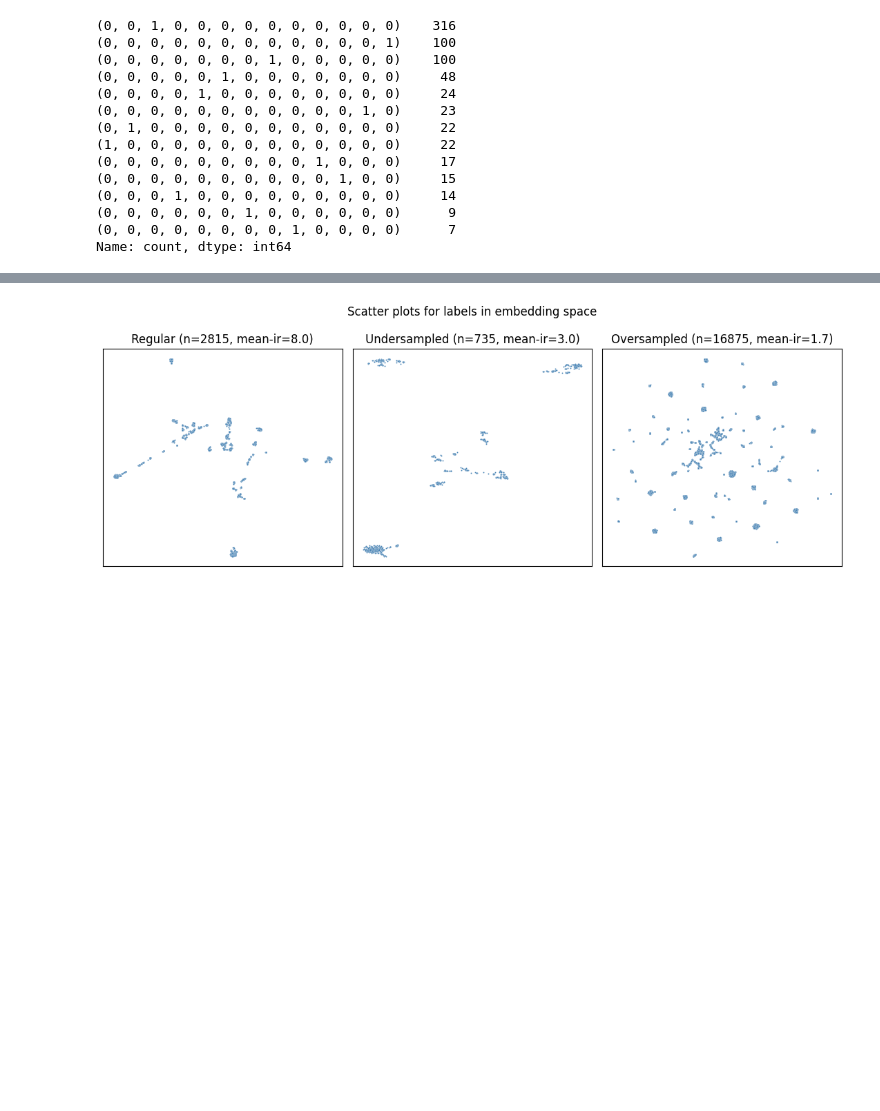
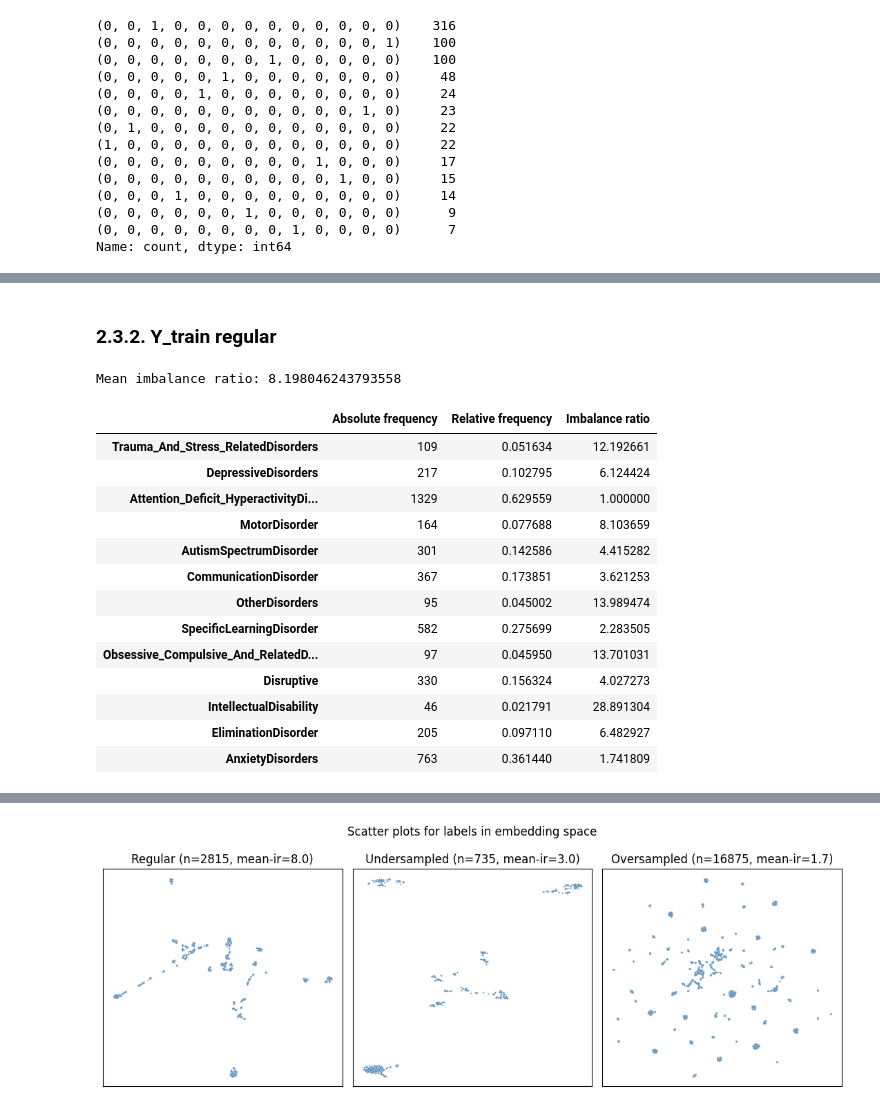
Before and after one commit to damian-jazz/comorbidity_prediction, a Jupyter notebook: data_inspection.ipynb, the cells around one changed output, grey strips where cells are left out. Cells and saved outputs as stored; diff of their text form; code cells hidden in the pictures; blank space fills up the shorter version.

```diff
--- a/data_inspection.ipynb
+++ b/data_inspection.ipynb
@@ -115,0 +144,22 @@ Name: count, dtype: int64
+# %% [markdown]
+### 2.3.2. Y_train regular
+# %%
+label_stats, mean_ir = generate_label_stats(Y_train, True)
+print(f"Mean imbalance ratio: {mean_ir}")
+label_stats
+# %% [output]
+Mean imbalance ratio: 8.198046243793558
+|  | Absolute frequency | Relative frequency | Imbalance ratio |
+| Trauma_And_Stress_RelatedDisorders | 109 | 0.051634 | 12.192661 |
+| DepressiveDisorders | 217 | 0.102795 | 6.124424 |
+| Attention_Deficit_HyperactivityDi... | 1329 | 0.629559 | 1.000000 |
+| MotorDisorder | 164 | 0.077688 | 8.103659 |
+| AutismSpectrumDisorder | 301 | 0.142586 | 4.415282 |
+| CommunicationDisorder | 367 | 0.173851 | 3.621253 |
+| OtherDisorders | 95 | 0.045002 | 13.989474 |
+| SpecificLearningDisorder | 582 | 0.275699 | 2.283505 |
+| Obsessive_Compulsive_And_RelatedD... | 97 | 0.045950 | 13.701031 |
+| Disruptive | 330 | 0.156324 | 4.027273 |
+| IntellectualDisability | 46 | 0.021791 | 28.891304 |
+| EliminationDisorder | 205 | 0.097110 | 6.482927 |
+| AnxietyDisorders | 763 | 0.361440 | 1.741809 |
```
Also changed, not shown: parts of 10 cells of this notebook.
